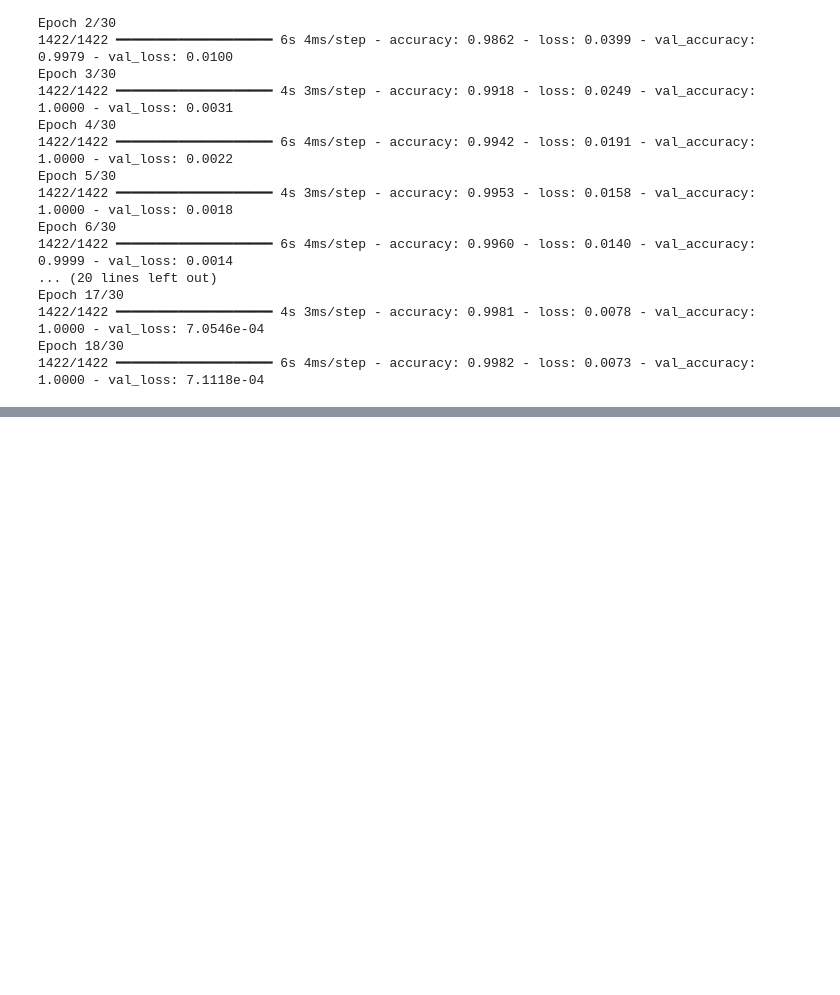
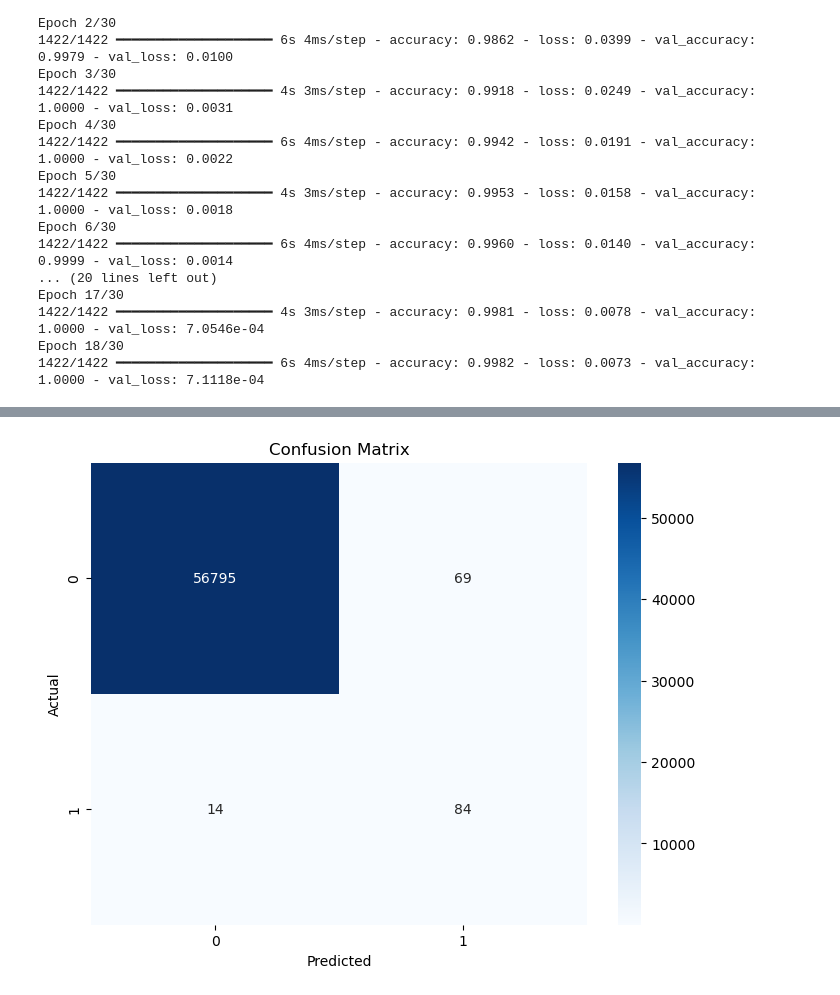
Before and after one commit to parth0774/Credit-Card-Fraud-Detection, a Jupyter notebook: credit-card-fraud-detection.ipynb, the cells around one changed output, grey strips where cells are left out. Drawn from its saved outputs; the diff is of its cells as text; code cells hidden in the pictures; blank space fills up the shorter version.

Commit message:
evaluating model

```diff
--- a/credit-card-fraud-detection.ipynb
+++ b/credit-card-fraud-detection.ipynb
@@ -247,0 +252,9 @@ plt.show()
+# %%
+# Evaluate on test set
+loss, accuracy = model.evaluate(X_test_scaled, y_test)
+print(f"Test Loss: {loss:.4f}")
+print(f"Test Accuracy: {accuracy:.4f}")
+
+# Get predictions
+y_pred_prob = model.predict(X_test_scaled)
+y_pred = (y_pred_prob > 0.5).astype(int)
@@ -247,0 +277,11 @@ plt.show()
+# %%
+# Confusion Matrix
+conf_matrix = confusion_matrix(y_test, y_pred)
+plt.figure(figsize=(8, 6))
+sns.heatmap(conf_matrix, annot=True, fmt='d', cmap='Blues')
+plt.title('Confusion Matrix')
+plt.xlabel('Predicted')
+plt.ylabel('Actual')
+plt.show()
+# %% [output]
+[figure, added]
```
Also changed, not shown: parts of 6 cells of this notebook, 1 other file.
